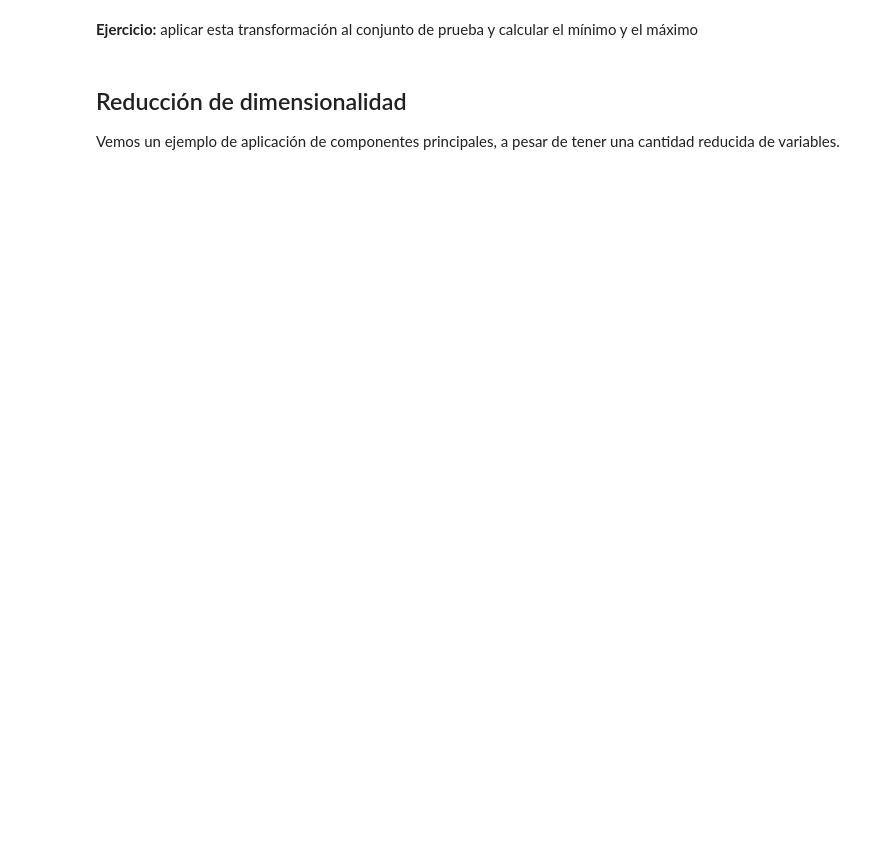
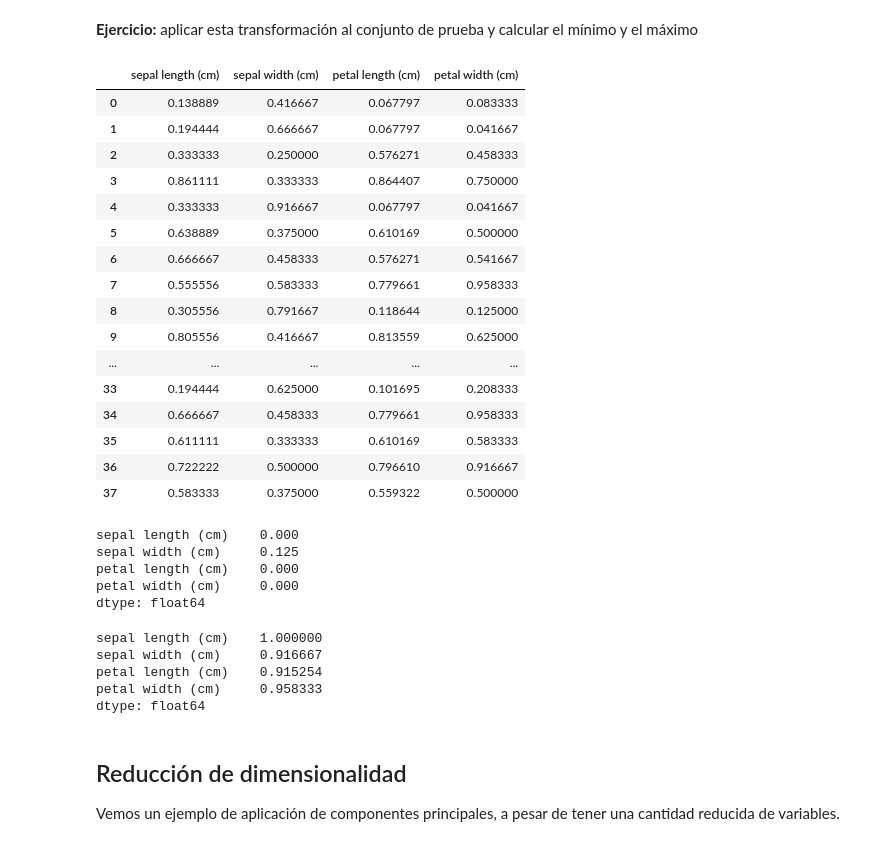
Before and after one commit to mitsiu-carreno/data_science_content, a Jupyter notebook: 1_sem/sist_intel/s9_preprocess.ipynb, the cells around one changed output. Saved outputs shown, nothing was run; the diff lists cells and outputs as text; code cells hidden in the pictures; blank space fills up the shorter version.

```diff
--- a/1_sem/sist_intel/s9_preprocess.ipynb
+++ b/1_sem/sist_intel/s9_preprocess.ipynb
@@ -83,5 +221,44 @@ df3.max()
 # %% [markdown]
 **Ejercicio:** aplicar esta transformación al conjunto de prueba y calcular el mínimo y el máximo
+# %%
+df4 = pd.DataFrame(
+    data= scaler_minmax.transform(X_test),
+    columns= data['feature_names'] )
+df4
+# %% [output]
+|  | sepal length (cm) | sepal width (cm) | petal length (cm) | petal width (cm) |
+| 0 | 0.138889 | 0.416667 | 0.067797 | 0.083333 |
+| 1 | 0.194444 | 0.666667 | 0.067797 | 0.041667 |
+| 2 | 0.333333 | 0.250000 | 0.576271 | 0.458333 |
+| 3 | 0.861111 | 0.333333 | 0.864407 | 0.750000 |
+| 4 | 0.333333 | 0.916667 | 0.067797 | 0.041667 |
+| 5 | 0.638889 | 0.375000 | 0.610169 | 0.500000 |
+| 6 | 0.666667 | 0.458333 | 0.576271 | 0.541667 |
+| 7 | 0.555556 | 0.583333 | 0.779661 | 0.958333 |
+| 8 | 0.305556 | 0.791667 | 0.118644 | 0.125000 |
+| 9 | 0.805556 | 0.416667 | 0.813559 | 0.625000 |
+| ... | ... | ... | ... | ... |
+| 33 | 0.194444 | 0.625000 | 0.101695 | 0.208333 |
+| 34 | 0.666667 | 0.458333 | 0.779661 | 0.958333 |
+| 35 | 0.611111 | 0.333333 | 0.610169 | 0.583333 |
+| 36 | 0.722222 | 0.500000 | 0.796610 | 0.916667 |
+| 37 | 0.583333 | 0.375000 | 0.559322 | 0.500000 |
+# %%
+df4.min()
+# %% [output]
+sepal length (cm)    0.000
+sepal width (cm)     0.125
+petal length (cm)    0.000
+petal width (cm)     0.000
+dtype: float64
+# %%
+df4.max()
+# %% [output]
+sepal length (cm)    1.000000
+sepal width (cm)     0.916667
+petal length (cm)    0.915254
+petal width (cm)     0.958333
+dtype: float64
 # %% [markdown]
 ## Reducción de dimensionalidad
 Vemos un ejemplo de aplicación de componentes principales, a pesar de tener una cantidad reducida de variables.
```
Also changed, not shown: parts of 20 cells of this notebook, 13 other files.
